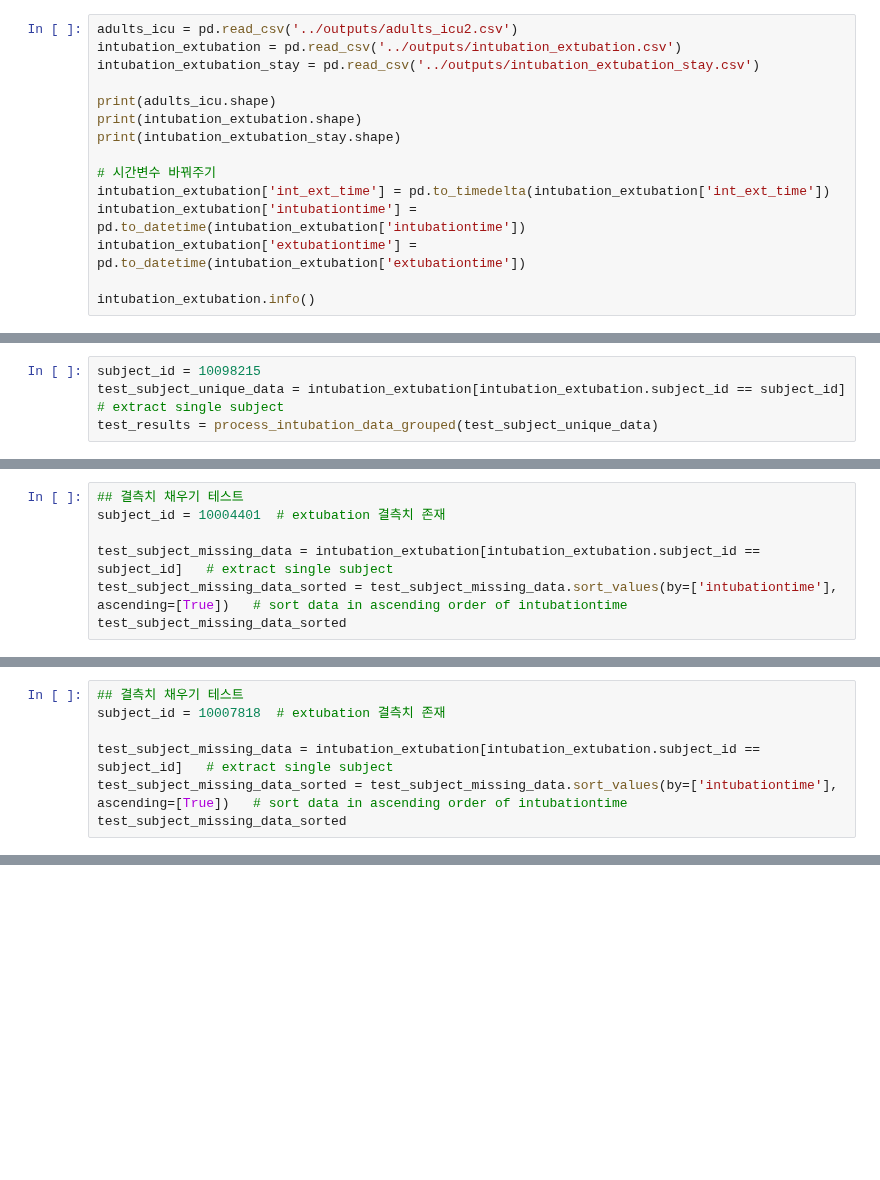
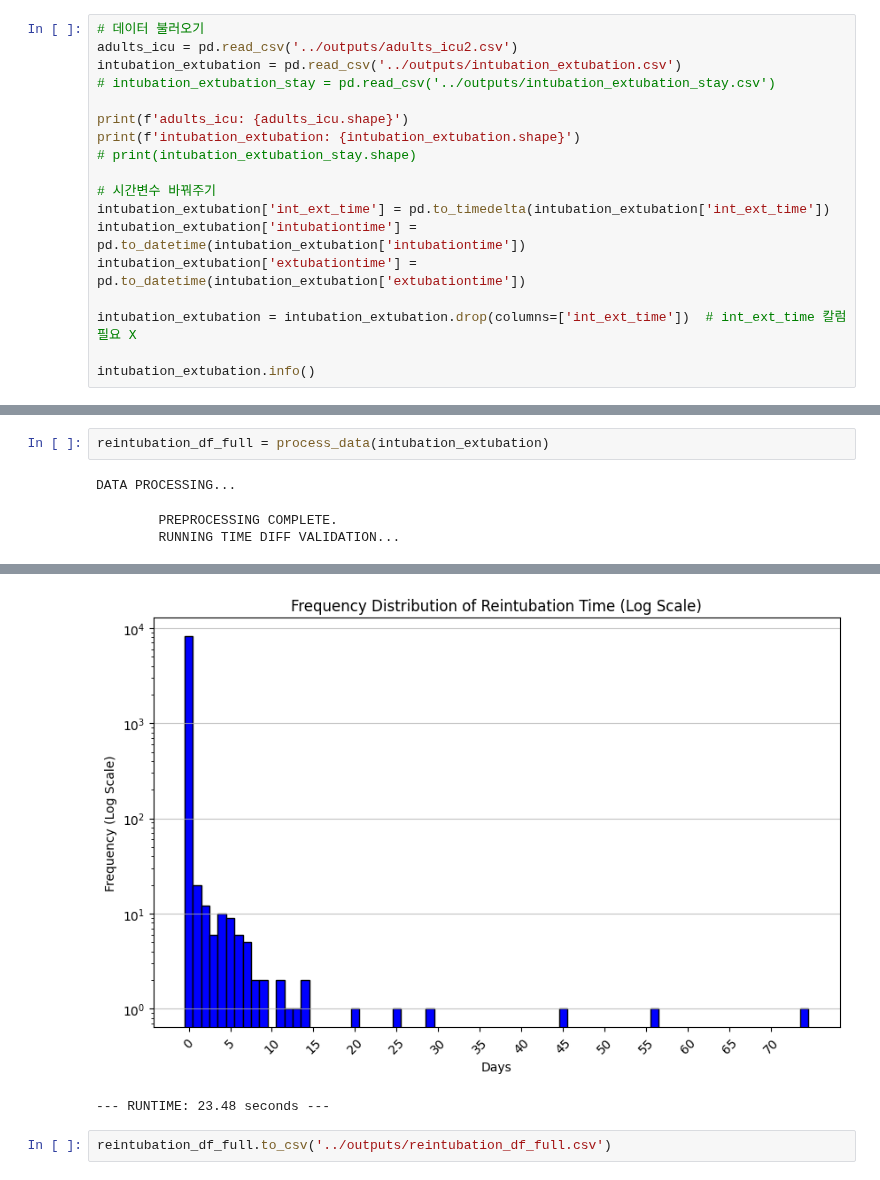
Before and after one commit to sujungleeml/P1_extubationfailure, a Jupyter notebook: 서대철/02_clean_data.ipynb, the cells around one changed output, grey strips where cells are left out. Cells and saved outputs as stored; diff of their text form; blank space fills up the shorter version.

```diff
--- a/서대철/02_clean_data.ipynb
+++ b/서대철/02_clean_data.ipynb
@@ -3,16 +9,19 @@ import pandas as pd
 # %%
+# 데이터 불러오기
 adults_icu = pd.read_csv('../outputs/adults_icu2.csv')
 intubation_extubation = pd.read_csv('../outputs/intubation_extubation.csv')
-intubation_extubation_stay = pd.read_csv('../outputs/intubation_extubation_stay.csv')
+# intubation_extubation_stay = pd.read_csv('../outputs/intubation_extubation_stay.csv')
 
-print(adults_icu.shape)
-print(intubation_extubation.shape)
-print(intubation_extubation_stay.shape)
+print(f'adults_icu: {adults_icu.shape}')
+print(f'intubation_extubation: {intubation_extubation.shape}')
+# print(intubation_extubation_stay.shape)
 
 # 시간변수 바꿔주기
 intubation_extubation['int_ext_time'] = pd.to_timedelta(intubation_extubation['int_ext_time'])
 intubation_extubation['intubationtime'] = pd.to_datetime(intubation_extubation['intubationtime'])
 intubation_extubation['extubationtime'] = pd.to_datetime(intubation_extubation['extubationtime'])
 
+intubation_extubation = intubation_extubation.drop(columns=['int_ext_time'])  # int_ext_time 칼럼 필요 X
+
 intubation_extubation.info()
 # %% [output]
@@ -291,4 +44,0 @@ def process_intubation_data_grouped(df):
-# %%
-subject_id = 10098215
-test_subject_unique_data = intubation_extubation[intubation_extubation.subject_id == subject_id]   # extract single subject
-test_results = process_intubation_data_grouped(test_subject_unique_data)
@@ -338,7 +44,0 @@ processed_df_grouped.head(), logs_grouped
-# %%
-## 결측치 채우기 테스트
-subject_id = 10004401  # extubation 결측치 존재
-
-test_subject_missing_data = intubation_extubation[intubation_extubation.subject_id == subject_id]   # extract single subject
-test_subject_missing_data_sorted = test_subject_missing_data.sort_values(by=['intubationtime'], ascending=[True])   # sort data in ascending order of intubationtime
-test_subject_missing_data_sorted
@@ -364,7 +44,0 @@ hadm_id: 29988601 처리 중...
-# %%
-## 결측치 채우기 테스트
-subject_id = 10007818  # extubation 결측치 존재
-
-test_subject_missing_data = intubation_extubation[intubation_extubation.subject_id == subject_id]   # extract single subject
-test_subject_missing_data_sorted = test_subject_missing_data.sort_values(by=['intubationtime'], ascending=[True])   # sort data in ascending order of intubationtime
-test_subject_missing_data_sorted
@@ -647,0 +649,6 @@ Extubation 결측치 개수: 1541 / 10928 (14.1%)
+# %%
+reintubation_df_full = process_data(intubation_extubation)
+# %% [output]
+DATA PROCESSING...
+        PREPROCESSING COMPLETE.
+        RUNNING TIME DIFF VALIDATION...
@@ -647,0 +671,4 @@ Extubation 결측치 개수: 1541 / 10928 (14.1%)
+[figure, added]
+--- RUNTIME: 23.48 seconds ---
+# %%
+reintubation_df_full.to_csv('../outputs/reintubation_df_full.csv')
```
Also changed, not shown: parts of 41 cells of this notebook.
